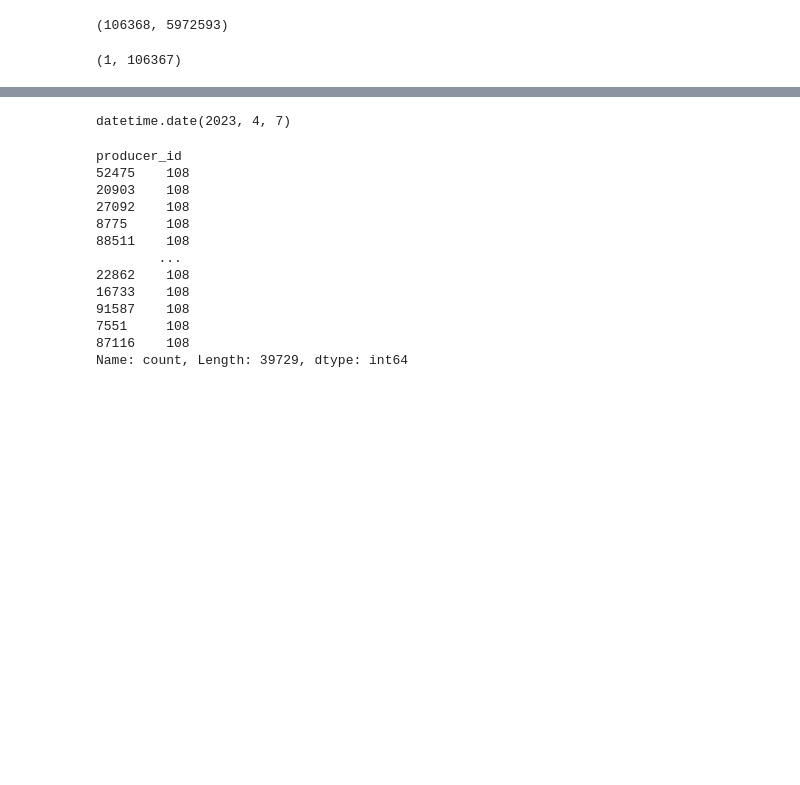
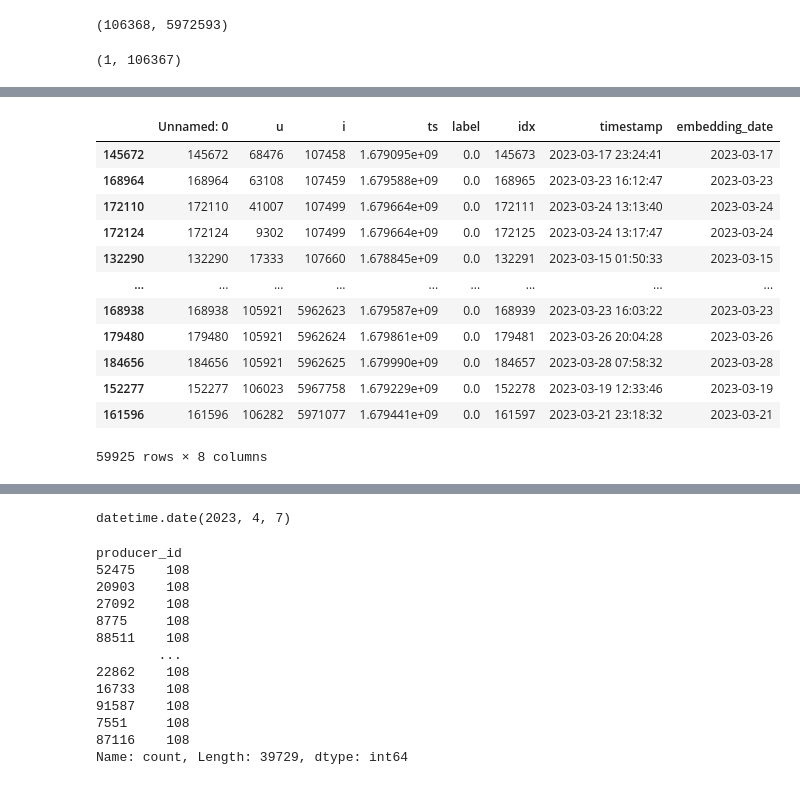
Before and after one commit to bbeat2782/Bluesky-GraphRec, a Jupyter notebook: preprocess_data/precompute_post_embeddings.ipynb, the cells around one changed output, grey strips where cells are left out. Drawn from its saved outputs; the diff is of its cells as text; code cells hidden in the pictures; blank space fills up the shorter version.

Commit message:
fixed_precompute_post_embeddings to get the correct number of interactions. added more comprehensive sanity check

```diff
--- a/preprocess_data/precompute_post_embeddings.ipynb
+++ b/preprocess_data/precompute_post_embeddings.ipynb
@@ -281,3 +291,19 @@ Zero vector embeddings: 232076 (1.95%)
+# %%
+df
+# %% [output]
+|  | Unnamed: 0 | u | i | ts | label | idx | timestamp | embedding_date |
+| 145672 | 145672 | 68476 | 107458 | 1.679095e+09 | 0.0 | 145673 | 2023-03-17 23:24:41 | 2023-03-17 |
+| 168964 | 168964 | 63108 | 107459 | 1.679588e+09 | 0.0 | 168965 | 2023-03-23 16:12:47 | 2023-03-23 |
+| 172110 | 172110 | 41007 | 107499 | 1.679664e+09 | 0.0 | 172111 | 2023-03-24 13:13:40 | 2023-03-24 |
+| 172124 | 172124 | 9302 | 107499 | 1.679664e+09 | 0.0 | 172125 | 2023-03-24 13:17:47 | 2023-03-24 |
+| 132290 | 132290 | 17333 | 107660 | 1.678845e+09 | 0.0 | 132291 | 2023-03-15 01:50:33 | 2023-03-15 |
+| ... | ... | ... | ... | ... | ... | ... | ... | ... |
+| 168938 | 168938 | 105921 | 5962623 | 1.679587e+09 | 0.0 | 168939 | 2023-03-23 16:03:22 | 2023-03-23 |
+| 179480 | 179480 | 105921 | 5962624 | 1.679861e+09 | 0.0 | 179481 | 2023-03-26 20:04:28 | 2023-03-26 |
+| 184656 | 184656 | 105921 | 5962625 | 1.679990e+09 | 0.0 | 184657 | 2023-03-28 07:58:32 | 2023-03-28 |
+| 152277 | 152277 | 106023 | 5967758 | 1.679229e+09 | 0.0 | 152278 | 2023-03-19 12:33:46 | 2023-03-19 |
+| 161596 | 161596 | 106282 | 5971077 | 1.679441e+09 | 0.0 | 161597 | 2023-03-21 23:18:32 | 2023-03-21 |
+59925 rows × 8 columns
 # %%
 post_embeddings_df['embedding_source'].value_counts()
 # %% [output]
```
Also changed, not shown: parts of 3 cells of this notebook, 21 other files.
